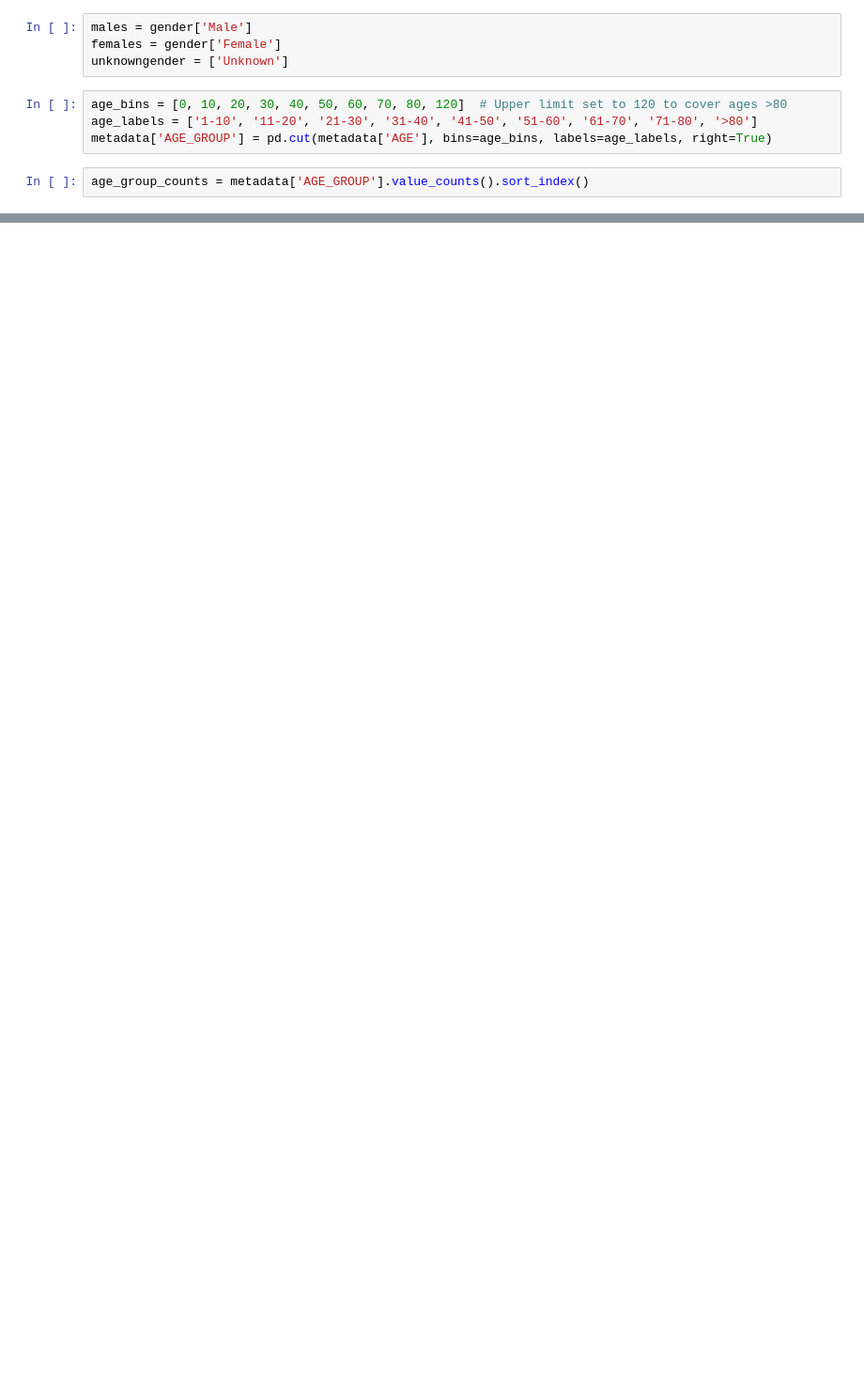
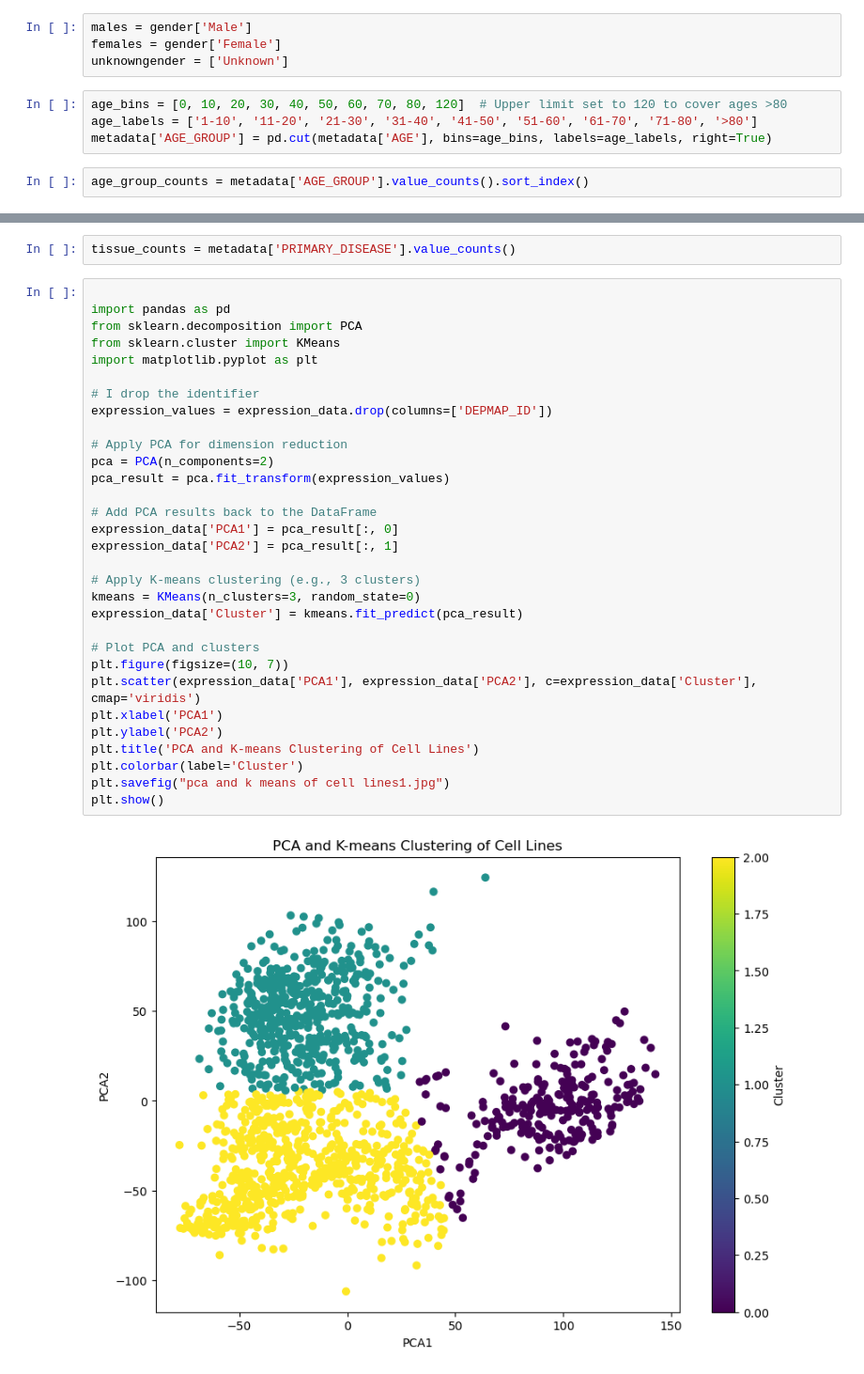
Before and after one commit to DimitraEl/Master-Thesis-2024, a Jupyter notebook: Notebooks/INITIALIZING.ipynb, the cells around one changed output, grey strips where cells are left out. Shown at 94% size. Saved outputs shown, nothing was run; the diff lists cells and outputs as text; blank space fills up the shorter version.

```diff
--- a/Notebooks/INITIALIZING.ipynb
+++ b/Notebooks/INITIALIZING.ipynb
@@ -63,0 +139,35 @@ age_group_counts
+# %%
+tissue_counts = metadata['PRIMARY_DISEASE'].value_counts()
+# %%
+
+import pandas as pd
+from sklearn.decomposition import PCA
+from sklearn.cluster import KMeans
+import matplotlib.pyplot as plt
+
+# I drop the identifier
+expression_values = expression_data.drop(columns=['DEPMAP_ID'])
+
+# Apply PCA for dimension reduction
+pca = PCA(n_components=2)
+pca_result = pca.fit_transform(expression_values)
+
+# Add PCA results back to the DataFrame
+expression_data['PCA1'] = pca_result[:, 0]
+expression_data['PCA2'] = pca_result[:, 1]
+
+# Apply K-means clustering (e.g., 3 clusters)
+kmeans = KMeans(n_clusters=3, random_state=0)
+expression_data['Cluster'] = kmeans.fit_predict(pca_result)
+
+# Plot PCA and clusters
+plt.figure(figsize=(10, 7))
+plt.scatter(expression_data['PCA1'], expression_data['PCA2'], c=expression_data['Cluster'], cmap='viridis')
+plt.xlabel('PCA1')
+plt.ylabel('PCA2')
+plt.title('PCA and K-means Clustering of Cell Lines')
+plt.colorbar(label='Cluster')
+plt.savefig("pca and k means of cell lines1.jpg")
+plt.show()
+# %% [output]
+[figure, added]
```
Also changed, not shown: parts of 65 cells of this notebook.
